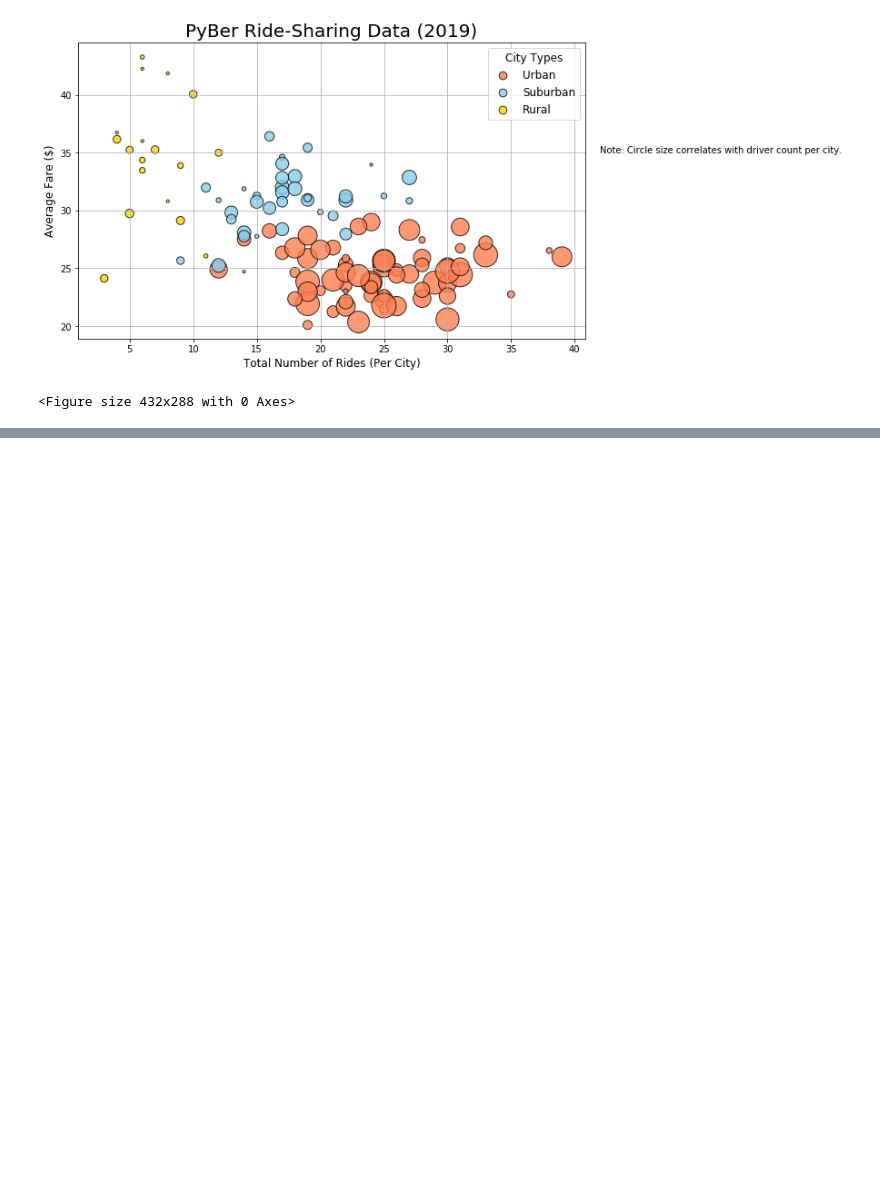
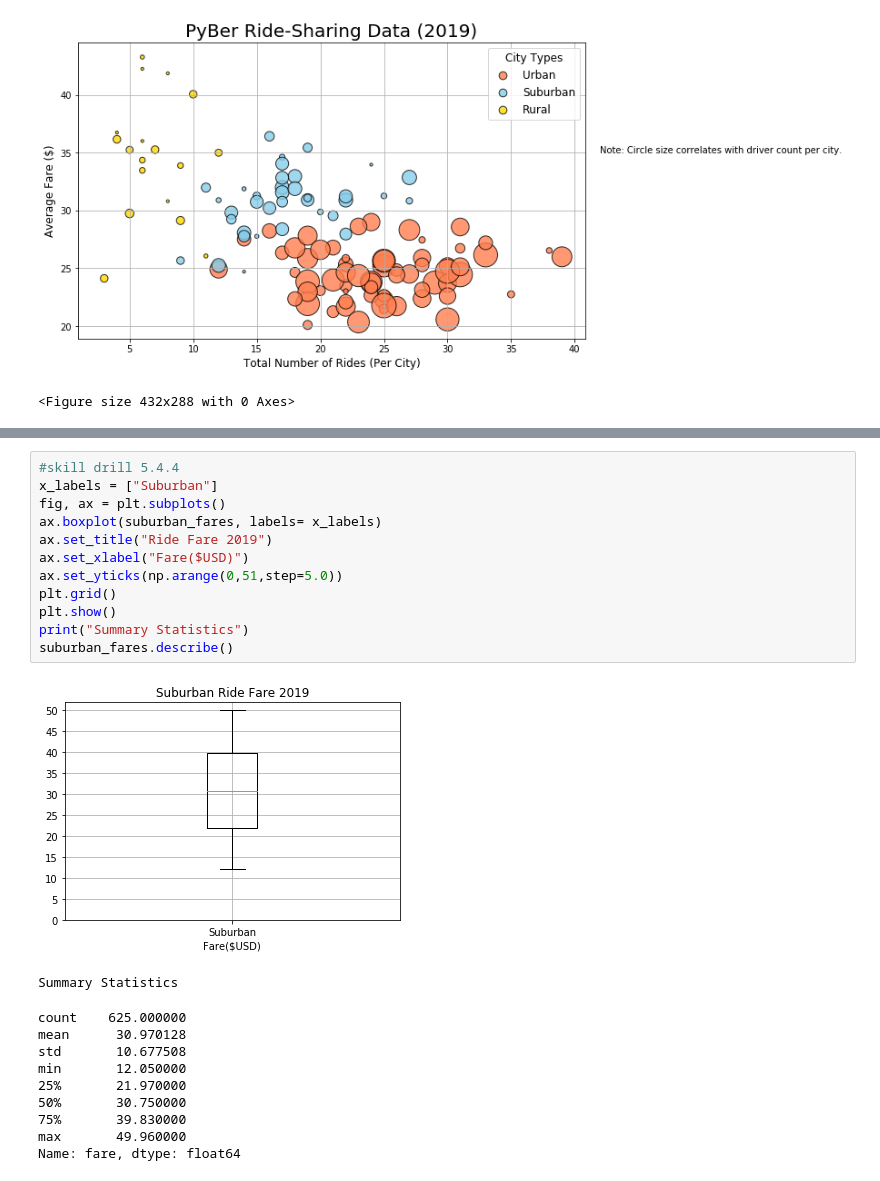
Before and after one commit to spogoff/PyBer_Analysis, a Jupyter notebook: PyBer.ipynb, the cells around one changed output, grey strips where cells are left out. Saved outputs shown, nothing was run; the diff lists cells and outputs as text; blank space fills up the shorter version.

```diff
--- a/PyBer.ipynb
+++ b/PyBer.ipynb
@@ -369,0 +628,24 @@ plt.savefig("analysis/Fig1.png")
+# %%
+#skill drill 5.4.4
+x_labels = ["Suburban"]
+fig, ax = plt.subplots()
+ax.boxplot(suburban_fares, labels= x_labels)
+ax.set_title("Ride Fare 2019")
+ax.set_xlabel("Fare($USD)")
+ax.set_yticks(np.arange(0,51,step=5.0))
+plt.grid()
+plt.show()
+print("Summary Statistics")
+suburban_fares.describe()
+# %% [output]
+[figure, added]
+Summary Statistics
+count    625.000000
+mean      30.970128
+std       10.677508
+min       12.050000
+25%       21.970000
+50%       30.750000
+75%       39.830000
+max       49.960000
+Name: fare, dtype: float64
```
Also changed, not shown: parts of 27 cells of this notebook, 2 other files.
